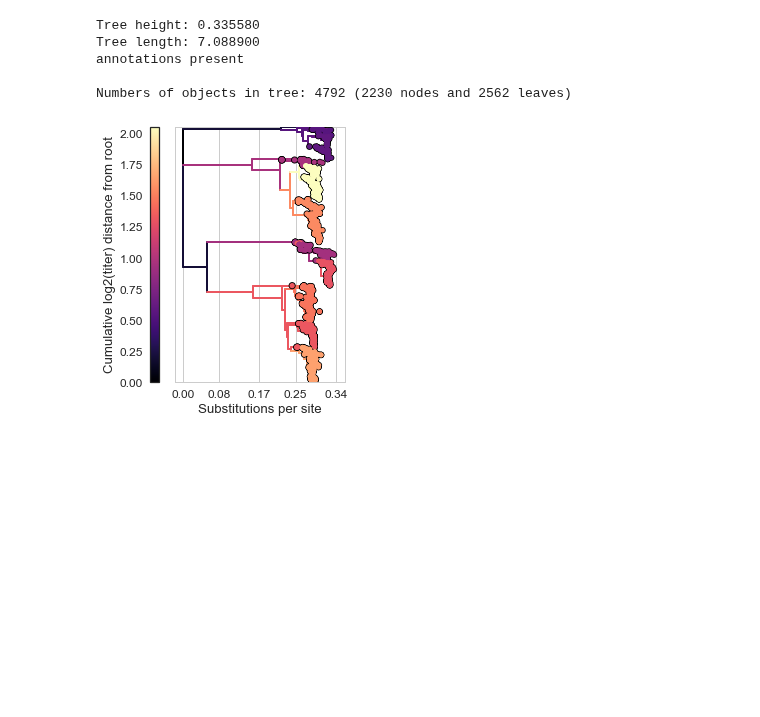
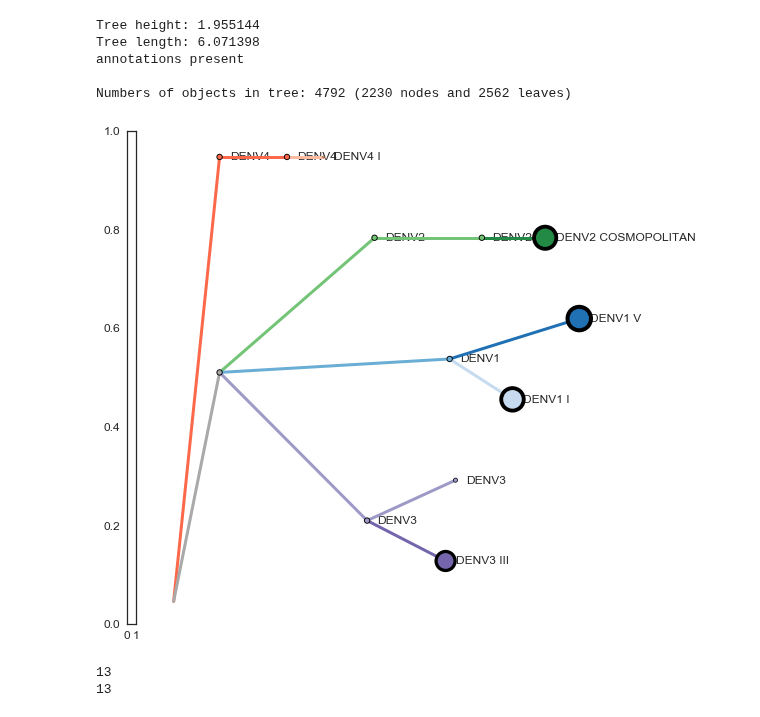
Before and after one commit to blab/dengue-antigenic-dynamics, a Jupyter notebook: figures/antigenic_tree.ipynb, the cells around one changed output. Drawn from its saved outputs; the diff is of its cells as text; code cells hidden in the pictures; blank space fills up the shorter version.

Commit message:
Collapse both antigenically uniform clades AND polytomise. Drawing broken.

```diff
--- a/figures/antigenic_tree.ipynb
+++ b/figures/antigenic_tree.ipynb
@@ -16,13 +21,18 @@ import pickle
-# %%
-out_path = './png/'
-colors = pickle.load(open('./colors.p', 'r'))
-
-all_tree_file = '../data/augur-output/dengue_allBranchEffects_tree.json'
-all_tree = bt.loadJSON(all_tree_file, {'name': 'strain', 'height': 'xvalue'})
-# %% [output]
-Tree height: 0.335580
-Tree length: 7.088900
-annotations present
-
-Numbers of objects in tree: 4792 (2230 nodes and 2562 leaves)
+# %%
+out_path = './png/'
+colors = pickle.load(open('./colors.p', 'r'))
+
+tree_file = '../data/augur-output/dengue_allBranchEffects_tree.json'
+titer_tree = bt.loadJSON(tree_file, {'name': 'clade', 'height': 'cTiter'})
+uncollapsed_tree = deepcopy(titer_tree)
+
+genotype_tree = bt.loadNexus('../frequencies/source/annotated_tree.nexus', absoluteTime=False)
+genotype_lookup = { k.traits['clade'] : k.traits['genotype'] for k in genotype_tree.Objects if 'genotype' in k.traits }
+serotype_lookup = { k.traits['clade'] : k.traits['serotype'] for k in genotype_tree.Objects if 'serotype' in k.traits }
+# %% [output]
+Tree height: 1.955144
+Tree length: 6.071398
+annotations present
+
+Numbers of objects in tree: 4792 (2230 nodes and 2562 leaves)
 # %%
@@ -86,10 +148,17 @@ def plot_tree(ll, ax, cax, colorby='cTiter', cmap=colors['cmap']):
 # %%
-sns.set(style='whitegrid', font_scale=1.2, palette=colors['cmap'])
-cmap = plt.get_cmap(colors['cmap'])
-fig, (cax, ax) = plt.subplots(nrows=1, ncols=2, figsize=(7.5/2, 8.75/2), gridspec_kw={'width_ratios': (0.05, 1.)}) # quarter page
+sns.set(style='white', font_scale=1.2)
+fig, (cax, ax) = plt.subplots(nrows=1, ncols=2, figsize=(7.5, 7.5), gridspec_kw={'width_ratios': (0.02, 1.)}) # quarter page
 
-plot_tree(all_tree, ax=ax, cax=cax, cmap=cmap)
-plt.tight_layout()#h_pad=1.08, w_pad=0.5)
+titer_tree.drawTree()
+plot_tree(titer_tree, ax=ax, cax=cax)#, cmap=cmap)
+
+plt.tight_layout()
+# plt.savefig('./png/antigenic_tree.png', dpi=300, bbox_inches='tight')
 plt.show()
+
+print len([k for k in uncollapsed_tree.Objects if k.traits['dTiter'] > 0.01])
+print len(titer_tree.Objects)
 # %% [output]
-[figure, old version]
+[figure, new version]
+13
+13
```
Also changed, not shown: parts of 5 cells of this notebook.
